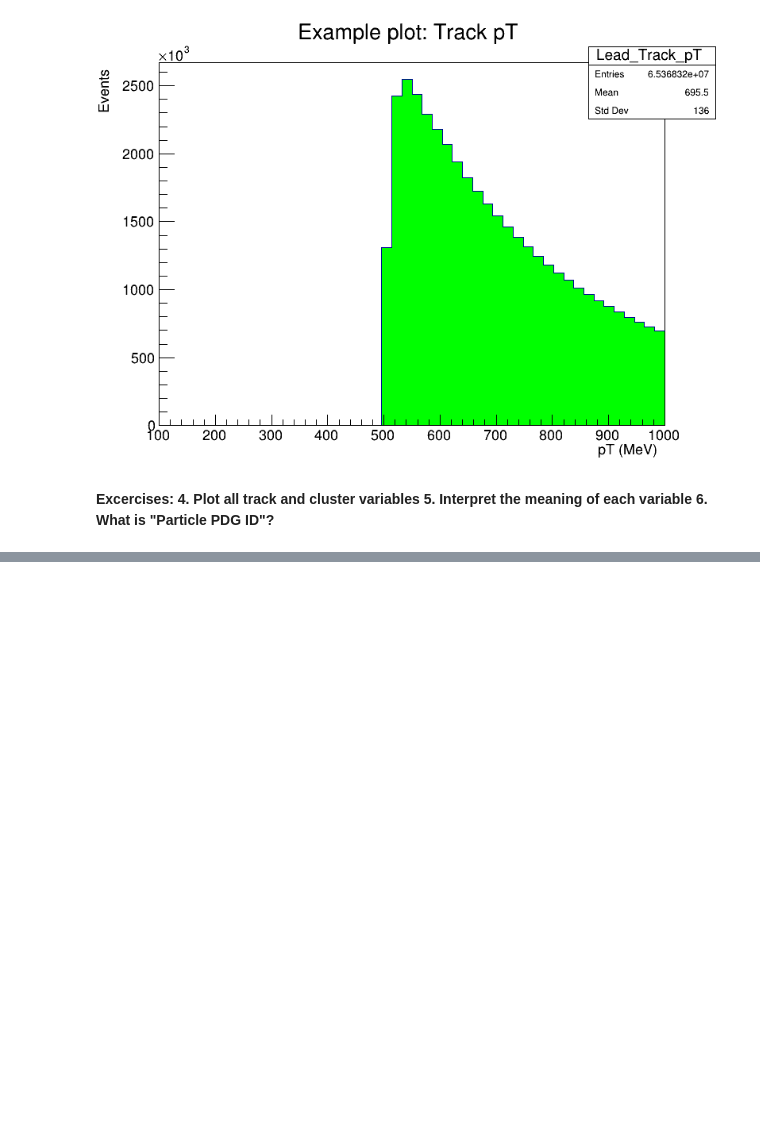
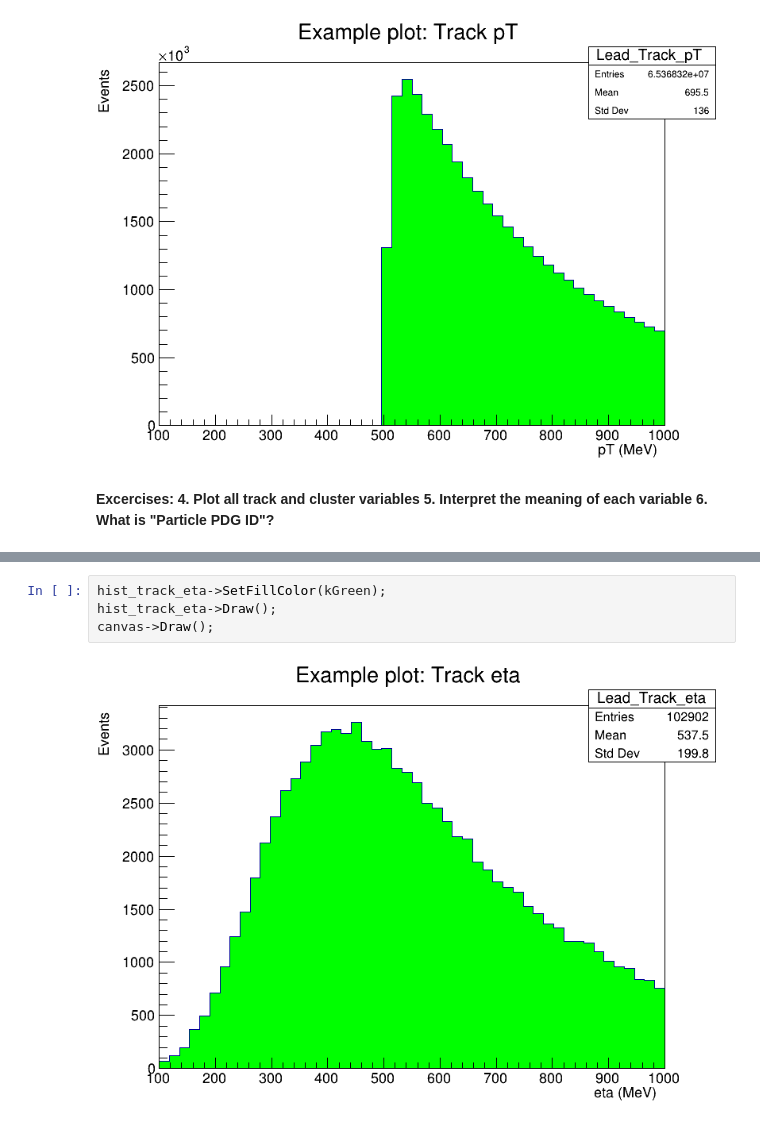
Before and after one commit to ljcaviedesb/TemasExperimental, a Jupyter notebook: Tracks_Clusters_cpp.ipynb, the cells around one changed output, grey strips where cells are left out. Saved outputs shown, nothing was run; the diff lists cells and outputs as text; blank space fills up the shorter version.

```diff
--- a/Tracks_Clusters_cpp.ipynb
+++ b/Tracks_Clusters_cpp.ipynb
@@ -335,0 +348,6 @@ std::cout << "Done!" << std::endl;
+# %%
+hist_track_eta->SetFillColor(kGreen);
+hist_track_eta->Draw();
+canvas->Draw();
+# %% [output]
+[figure, added]
```
Also changed, not shown: parts of 14 cells of this notebook.
